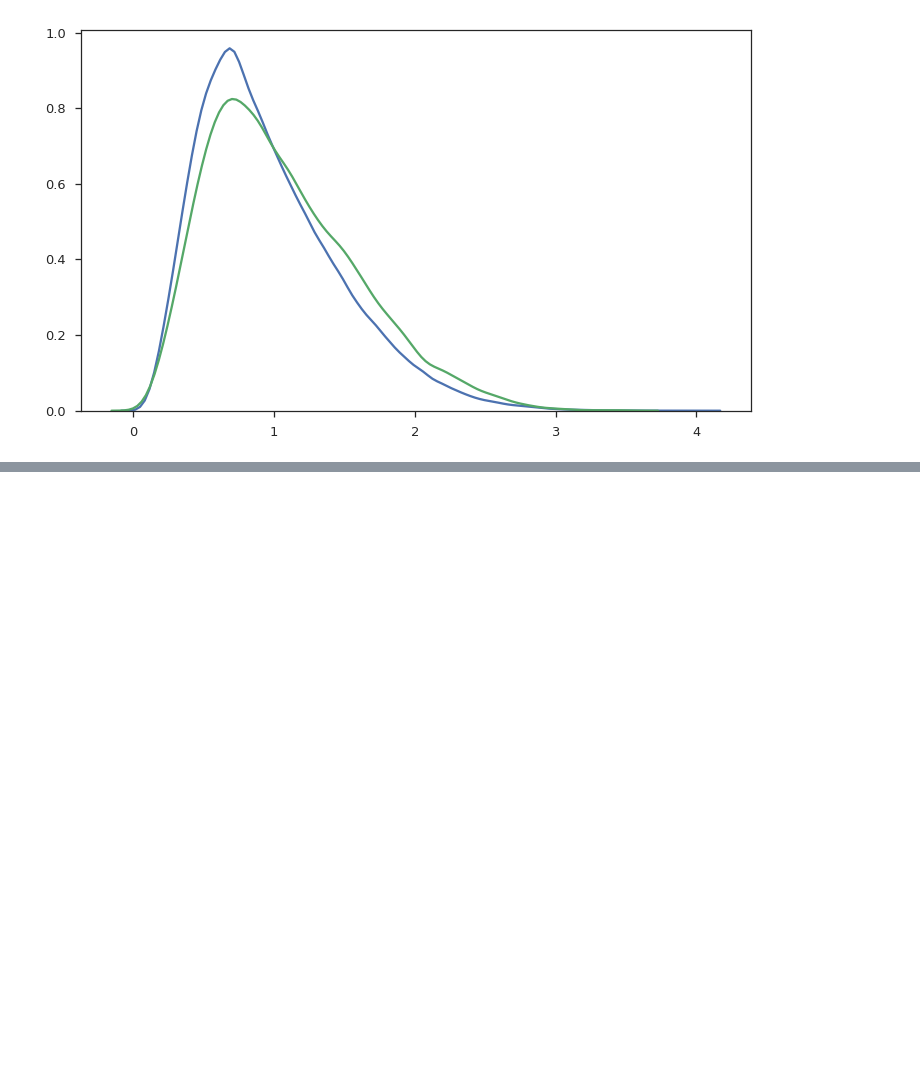
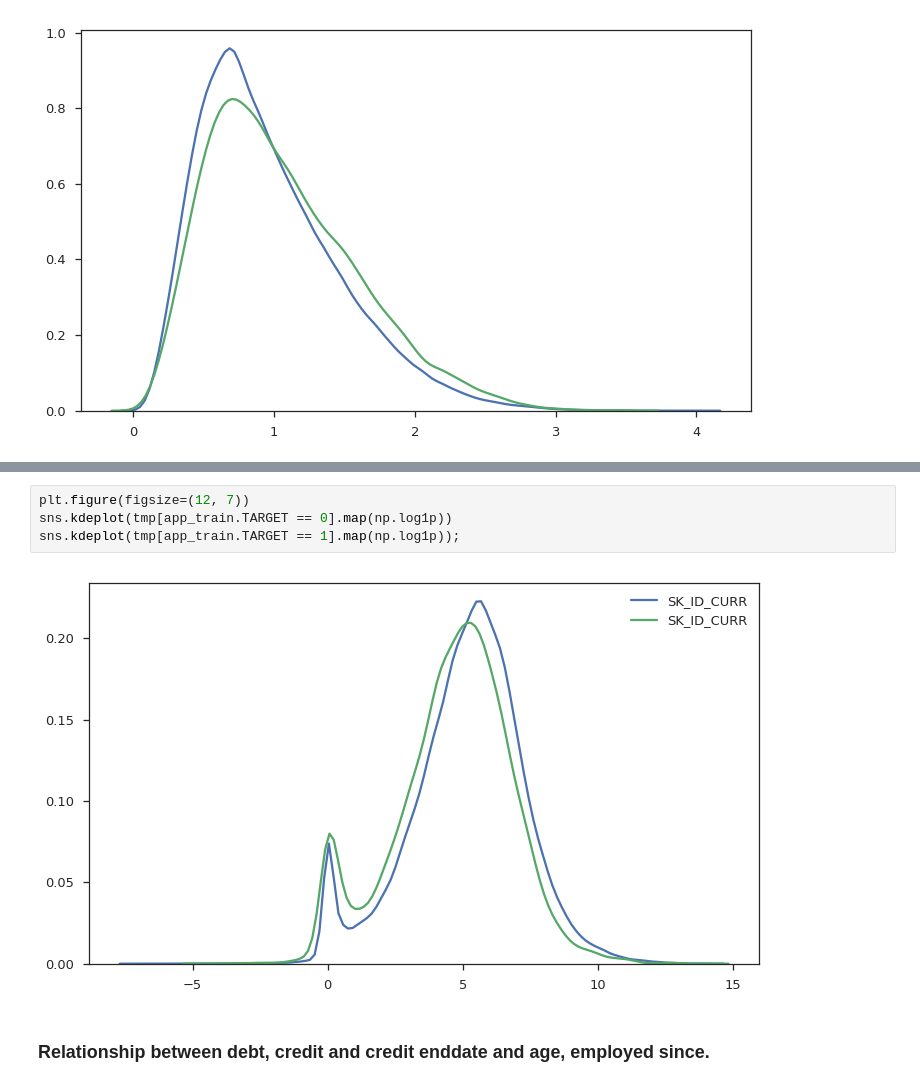
Before and after one commit to numb3r33/Kaggle_Home_Credit, a Jupyter notebook: notebooks/EDA.ipynb, the cells around one changed output, grey strips where cells are left out. Drawn from its saved outputs; the diff is of its cells as text; blank space fills up the shorter version.

```diff
--- a/notebooks/EDA.ipynb
+++ b/notebooks/EDA.ipynb
@@ -337,0 +351,8 @@ sns.kdeplot(ratio_curr_annuity_max_annuity_prev_app[app_train.TARGET == 1].map(n
+# %%
+plt.figure(figsize=(12, 7))
+sns.kdeplot(tmp[app_train.TARGET == 0].map(np.log1p))
+sns.kdeplot(tmp[app_train.TARGET == 1].map(np.log1p));
+# %% [output]
+[figure, added]
+# %% [markdown]
+### Relationship between debt, credit and credit enddate and age, employed since.
```
Also changed, not shown: parts of 13 cells of this notebook, 3 other files.
